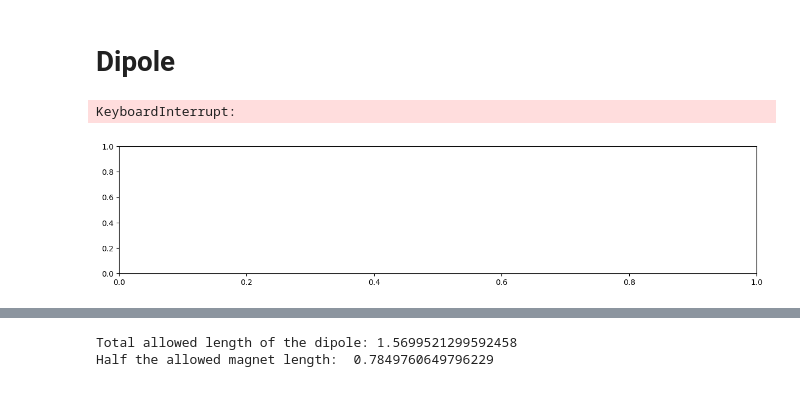
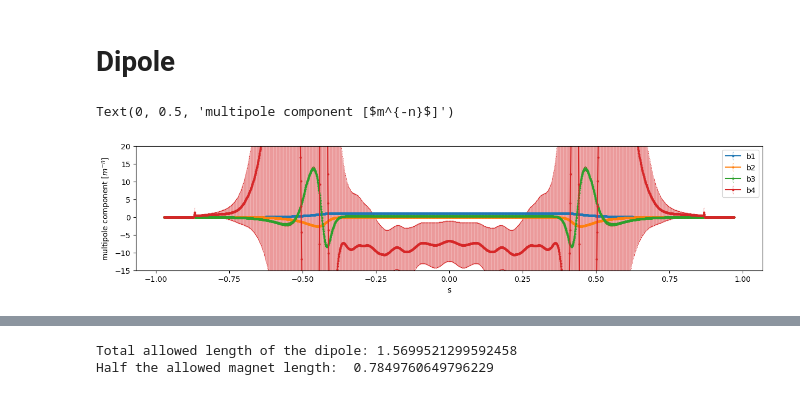
Before and after one commit to xsuite/bpmeth, a Jupyter notebook: examples/ELENA/fast_hamilton_fieldmap.ipynb, the cells around one changed output, grey strips where cells are left out. Cells and saved outputs as stored; diff of their text form; code cells hidden in the pictures.

```diff
--- a/examples/ELENA/fast_hamilton_fieldmap.ipynb
+++ b/examples/ELENA/fast_hamilton_fieldmap.ipynb
@@ -88,22 +88,22 @@ B_dip_T = 0.42881  # Design dipole field in Tesla
 # %%
 #############################################
 # bpmeth dipole fieldmap model with splines #
 #############################################
 
 data = np.loadtxt("ELENA_fieldmap.csv", skiprows=1, delimiter=",")[:, [0,1,2,7,8,9]]  # Fieldmap in Tesla
 Brho = B_dip_T * rho  # T.m
 dipole = bpmeth.Fieldmap(data)
 dipole.rescale(1/Brho)
 
 radius=0.0025
 dipole_FS = dipole.calc_FS_coords(xFS=np.linspace(-0.025, 0.025, 51), yFS=[0], sFS=np.arange(-l_magn, l_magn, 0.001), rho=rho, phi=phi, radius=radius)
 dipole_FS = dipole_FS.symmetrize(radius=radius)
 fig, ax = plt.subplots(figsize=(15, 3))
-zvals, coeffs, coeffsstd = dipole_FS.s_multipoles(4, ax=ax)  # Fitted only normal multipoles!
+zvals, coeffs, coeffsstd = dipole_FS.s_multipoles(4, ax=ax, marker='.', ms=4, elinewidth=0.2, capsize=0.3)  # Fitted only normal multipoles!
 ax.set_ylim(-15, 20)
 ax.legend()
 ax.set_xlabel('s')
 ax.set_ylabel(r'multipole component [$m^{-n}$]')
 # %% [output]
-KeyboardInterrupt:
+Text(0, 0.5, 'multipole component [$m^{-n}$]')
-[figure, old version]
+[figure, new version]
```
Also changed, not shown: parts of 4 cells of this notebook, 2 other files.
